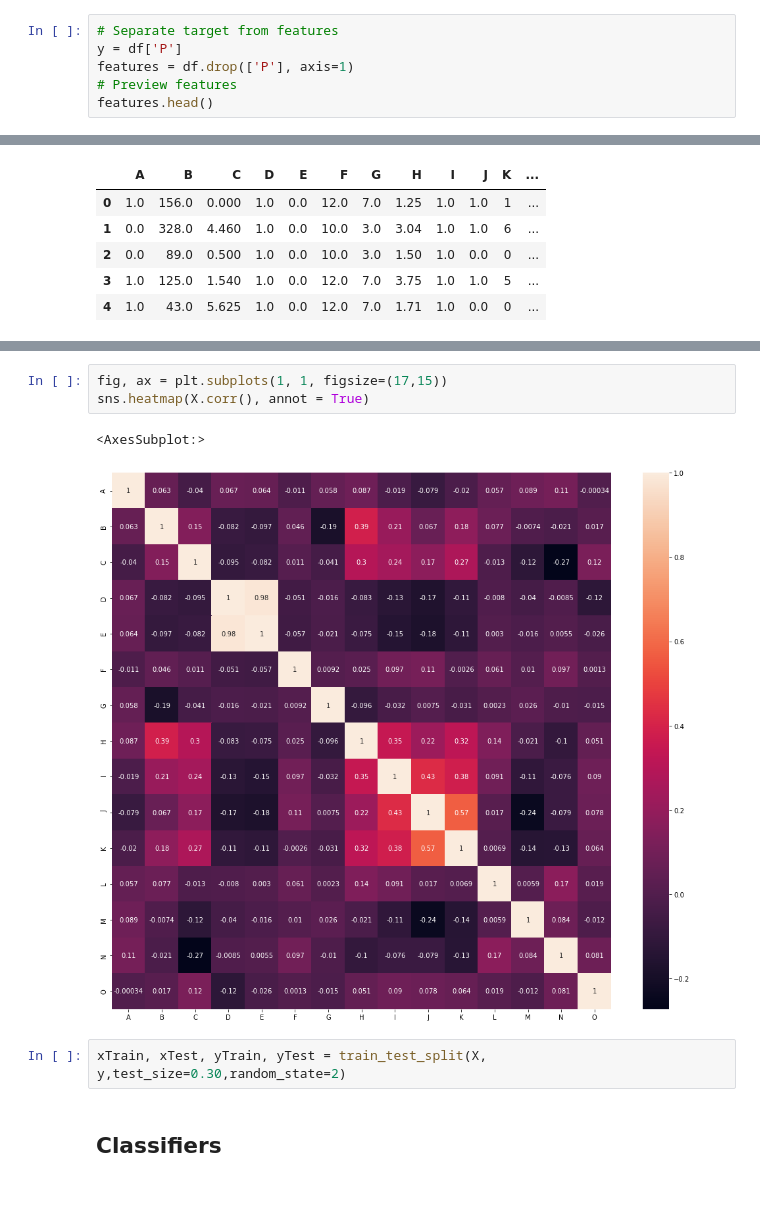
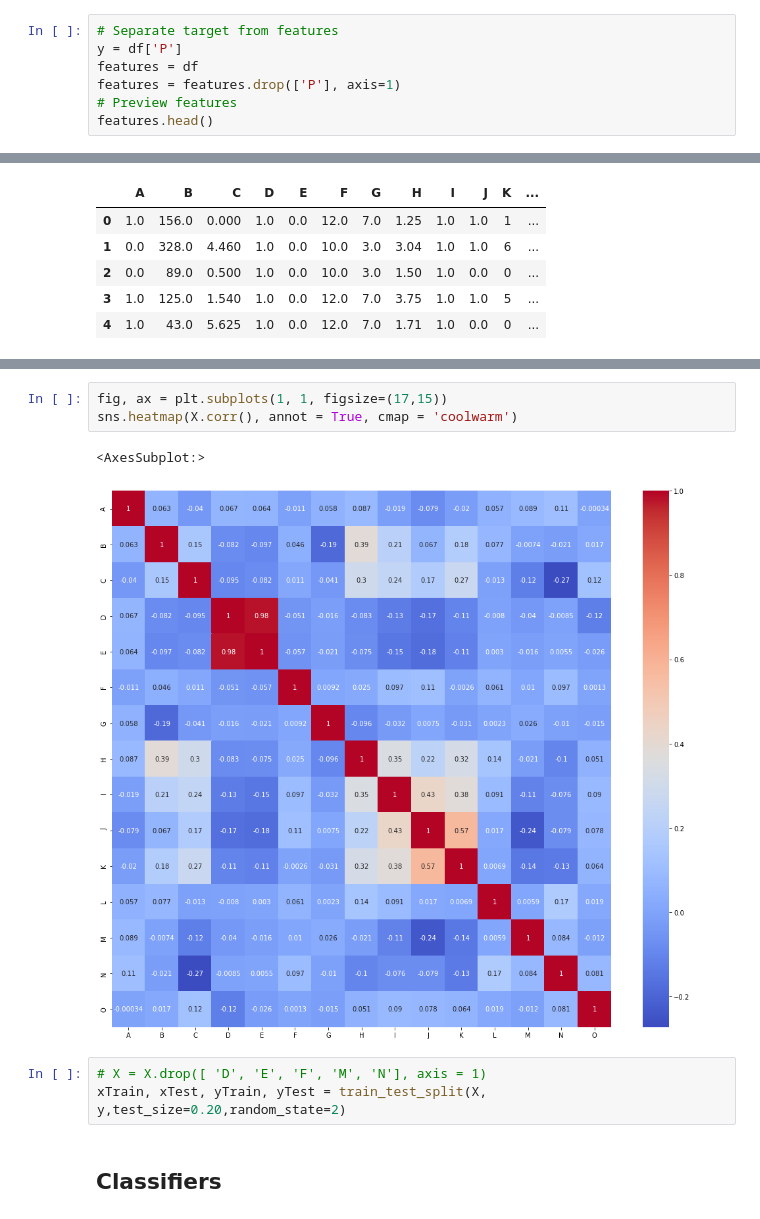
Before and after one commit to bryanliu94/CS7641_Machine_Learning, a Jupyter notebook: creditcard-approval.ipynb, the cells around one changed output, grey strips where cells are left out. Saved outputs shown, nothing was run; the diff lists cells and outputs as text.

```diff
--- a/creditcard-approval.ipynb
+++ b/creditcard-approval.ipynb
@@ -450,7 +398,8 @@ df.head()
 # %%
 # Separate target from features
 y = df['P']
-features = df.drop(['P'], axis=1)
+features = df
+features = features.drop(['P'], axis=1)
 # Preview features
 features.head()
 # %% [output]
@@ -512,12 +461,13 @@ dtypes: float64(13), int64(2)
 memory usage: 81.0 KB
 # %%
 fig, ax = plt.subplots(1, 1, figsize=(17,15))
-sns.heatmap(X.corr(), annot = True)
+sns.heatmap(X.corr(), annot = True, cmap = 'coolwarm')
 # %% [output]
 <AxesSubplot:>
-[figure, old version]
+[figure, new version]
 # %%
-xTrain, xTest, yTrain, yTest = train_test_split(X, y,test_size=0.30,random_state=2)
+# X = X.drop([ 'D', 'E', 'F', 'M', 'N'], axis = 1)
+xTrain, xTest, yTrain, yTest = train_test_split(X, y,test_size=0.20,random_state=2)
 # %% [markdown]
 ## **Classifiers**
 # %% [markdown]
```
Also changed, not shown: parts of 16 cells of this notebook, 1 other file.
